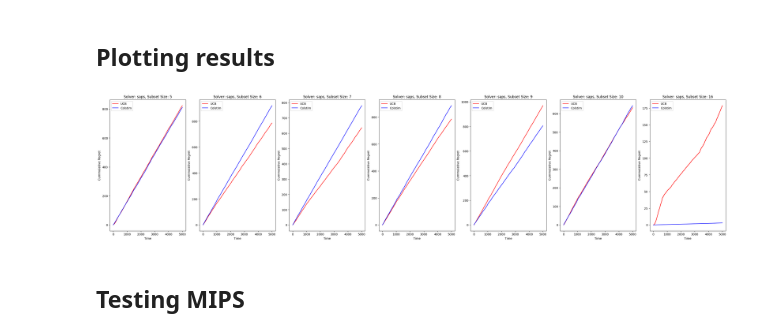
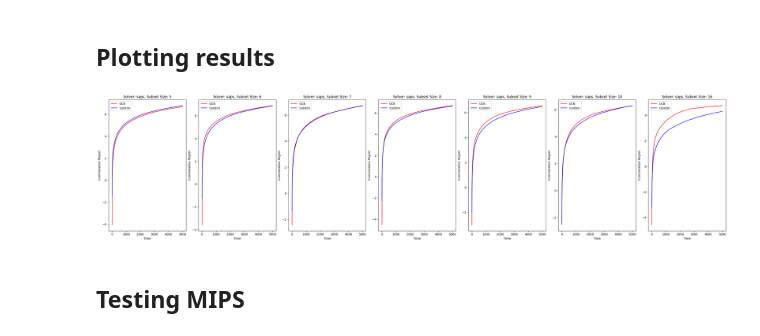
Before and after one commit to sshivam95/Multi-Dueling-Bandits, a Jupyter notebook: test.ipynb, the cells around one changed output. Saved outputs shown, nothing was run; the diff lists cells and outputs as text; code cells hidden in the pictures.

Commit message:
Testing log increase in regret

```diff
--- a/test.ipynb
+++ b/test.ipynb
@@ -43,36 +43,36 @@ from util.metrics import compute_cumm_reg
 import matplotlib.pyplot as plt
 import numpy as np
 
 algorithms = [
         algorithm.__name__ for algorithm in regret_minimizing_algorithms
     ]
 
 solvers = ['saps']#[solver.value for solver in Solver]
 subset_size = [5, 6, 7, 8, 9, 10, 16]
 colors = ["red", "blue"]
 
 fig, ax = plt.subplots(len(solvers), len(subset_size), figsize=(30, 7), constrained_layout=True)
 for solver_index, solver in enumerate(solvers):
     for size_index, size in enumerate(subset_size):
         for index, algorithm in enumerate(algorithms):
-            regret = np.loadtxt(f"Regret_results//regret_{algorithm}_{solver}_{size}.txt")
+            regret = np.load(f"Regret_results//regret_{algorithm}_{solver}_{size}.npy")
             cum_reg = compute_cumm_reg(regret)
 
-            ax[size_index].plot(np.mean(cum_reg, axis=0), color=colors[index], label=f"{algorithm}")
+            ax[size_index].plot(np.log(np.mean(cum_reg, axis=0)), color=colors[index], label=f"{algorithm}")
             # ax[size_index].fill_between(
             #     range(len(cum_reg[0])),
             #     np.mean(cum_reg, axis=0)-np.std(cum_reg, axis=0)/np.sqrt(len(cum_reg)),
             #     np.mean(cum_reg, axis=0)+np.std(cum_reg, axis=0)/np.sqrt(len(cum_reg)),
             #     color=colors[index],
             #     alpha=0.2
             # )
             ax[size_index].legend()
             ax[size_index].set_ylabel("Cummulative Regret")
             ax[size_index].set_xlabel("Time")
             ax[size_index].set_title(f"Solver: {solver}, Subset Size: {size}")
 plt.show()
 # %% [output]
-[figure, old version]
+[figure, new version]
 # %% [markdown]
 ## Testing MIPS
 # %%
```
Also changed, not shown: 2 other files.
